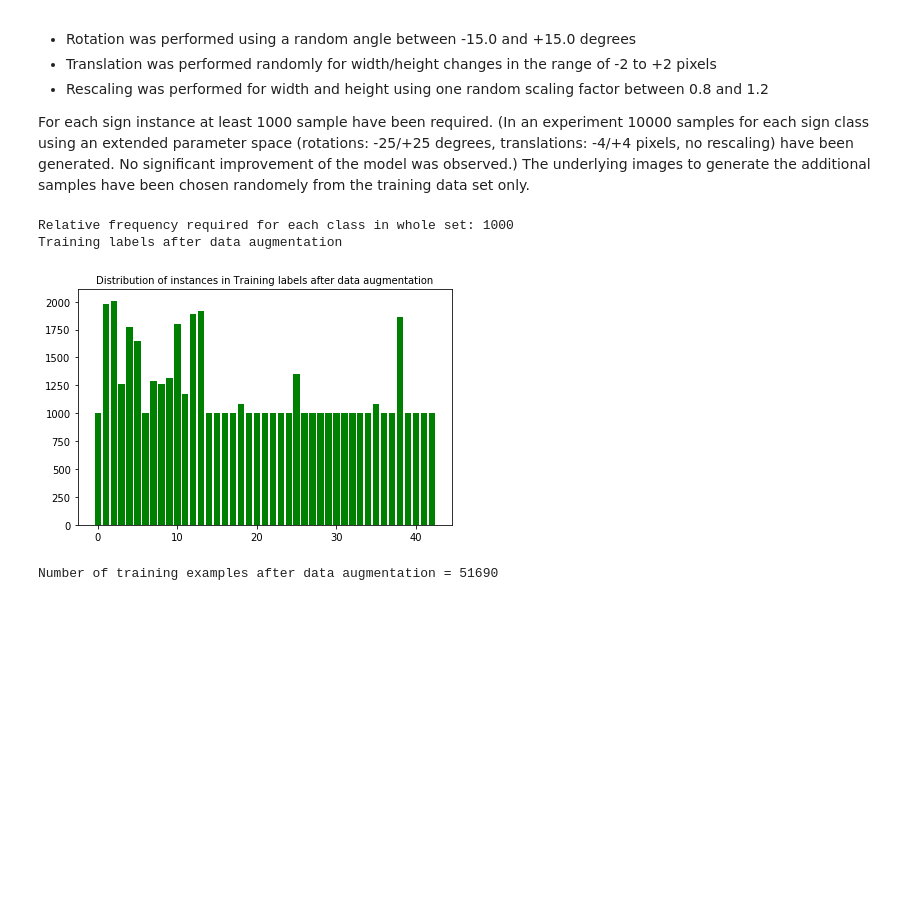
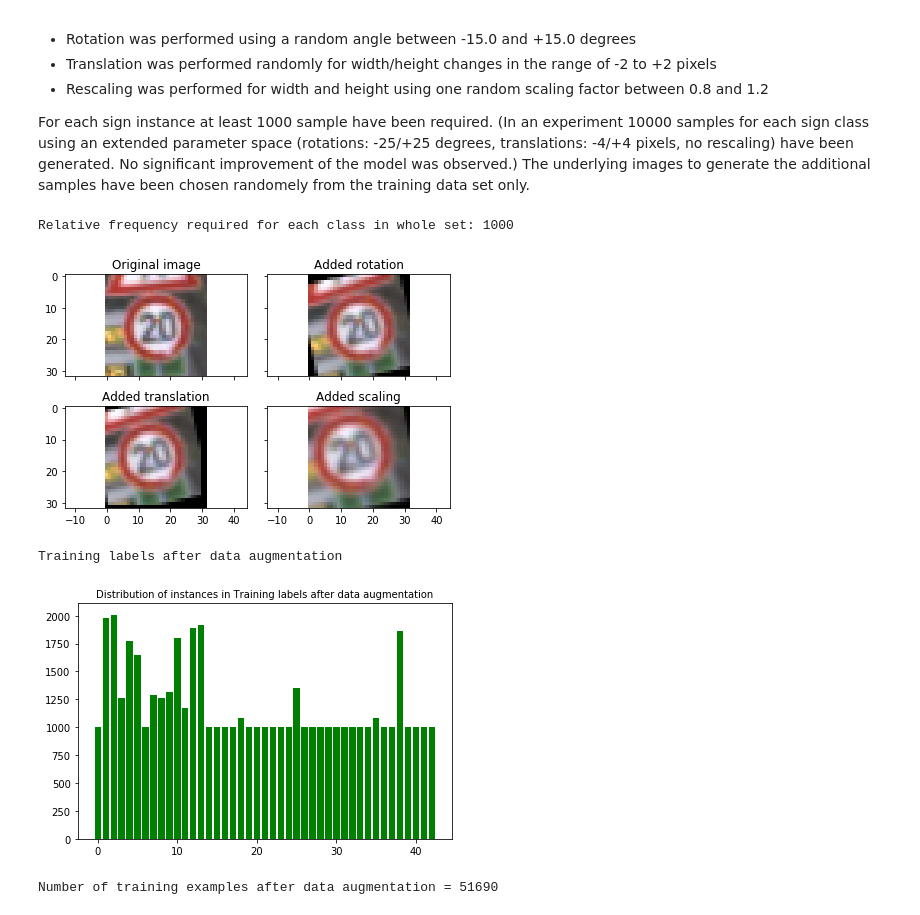
Before and after one commit to Schwarf/CarND-Traffic-Sign-Classifier-Project, a Jupyter notebook: My_Traffic_Sign_Classifier.ipynb, the cells around one changed output. Saved outputs shown, nothing was run; the diff lists cells and outputs as text; code cells hidden in the pictures; blank space fills up the shorter version.

```diff
--- a/My_Traffic_Sign_Classifier.ipynb
+++ b/My_Traffic_Sign_Classifier.ipynb
@@ -164,6 +164,8 @@ At the end of Step1, we found that the data is not equally distributed and sever
 
 For each sign instance at least 1000 sample have been required. (In an experiment 10000 samples for each sign class using an extended parameter space (rotations: -25/+25 degrees, translations: -4/+4 pixels, no rescaling) have been generated. No significant improvement of the model was observed.) The underlying images to generate the additional samples have been chosen randomely from the training data set only.
 # %%
+shown = False
+
 def ApplyImageRotation(image, angle):
     imageCenterWidth =image.shape[0]//2
     imageCenterHeight =image.shape[1]//2
@@ -205,6 +207,7 @@ def ApplyImageRescaling(image, scalingFactor):
 
 
 def TransformImage(image):
+    global shown
     angle = np.random.uniform(-15,15)
     translation = np.random.randint(-2,2,2)
     scalingFactor = np.random.uniform(0.8,1.2)
@@ -212,7 +215,28 @@ def TransformImage(image):
     rotatedImage = ApplyImageRotation(image, angle)
     translatedImage = ApplyImageTranslation(rotatedImage, translation)
     scaledImage = ApplyImageRescaling(translatedImage, scalingFactor)
+
+    if not shown:
+        if(np.abs(angle) > 10 and np.abs(translation[0])>1 and scalingFactor > 1.1):
+            shown = ShowOriginalAndTransformedImages(image, rotatedImage, translatedImage, scaledImage)
+
     return scaledImage
+
+
+def ShowOriginalAndTransformedImages(image, rotatedImage, translatedImage, scaledImage):
+    f, ((ax1, ax2), (ax3, ax4)) = plt.subplots(2, 2, sharex='col', sharey='row')
+    ax1.imshow(image)
+    ax1.set_title("Original image")
+    ax2.imshow(rotatedImage)
+    ax2.set_title("Added rotation")
+    ax3.imshow(translatedImage)
+    ax3.set_title("Added translation")
+    ax4.imshow(scaledImage)
+    ax4.set_title("Added scaling")
+    plt.tight_layout()
+    plt.show()
+    return True
+
 
 
 def GenerateNewData(numberOfDataSets, underlyingImages, assignedLabel):
@@ -224,35 +248,36 @@ def GenerateNewData(numberOfDataSets, underlyingImages, assignedLabel):
     return newImages, newLabels
 
 
 
 def DataAugmentation(features, labels, requiredInstancesPerSign):
     trafficSigns, trafficSignCounts = np.unique(labels, return_counts=True)
     SignsAndCounts = dict(zip(trafficSigns, trafficSignCounts))
     print( "Relative frequency required for each class in whole set: "+ repr(requiredInstancesPerSign))
     for signID, signCount in SignsAndCounts.items():
         if(signCount > requiredInstancesPerSign):
             continue
         numberOfInstancesToGenerate = requiredInstancesPerSign - signCount
         featuresForNewInstanceGeneration = features[labels == signID]
 
         newImages, newLabels = GenerateNewData(numberOfInstancesToGenerate, featuresForNewInstanceGeneration,signID)
         assert(len(newLabels) == len(newImages))
 
         newImages = np.asarray(newImages, dtype=features.dtype)
         newLabels = np.asarray(newLabels, dtype=labels.dtype)
         features = np.append(features, newImages, axis=0)
         labels = np.append(labels, newLabels, axis=0)
     return features, labels
 
 
 
 featuresTraining, labelsTraining = DataAugmentation(featuresTraining, labelsTraining, requiredInstancesPerSign =1000)
 
 DataExploration(labelsTraining, "Training labels after data augmentation")
 # %% [output]
 Relative frequency required for each class in whole set: 1000
-Training labels after data augmentation
-[figure, old version]
+[figure, new version]
+Training labels after data augmentation
+[figure, added]
 # %%
 n_train = len(labelsTraining)
 # TODO: Number of validation examples
```
Also changed, not shown: parts of 7 cells of this notebook, 3 other files.
